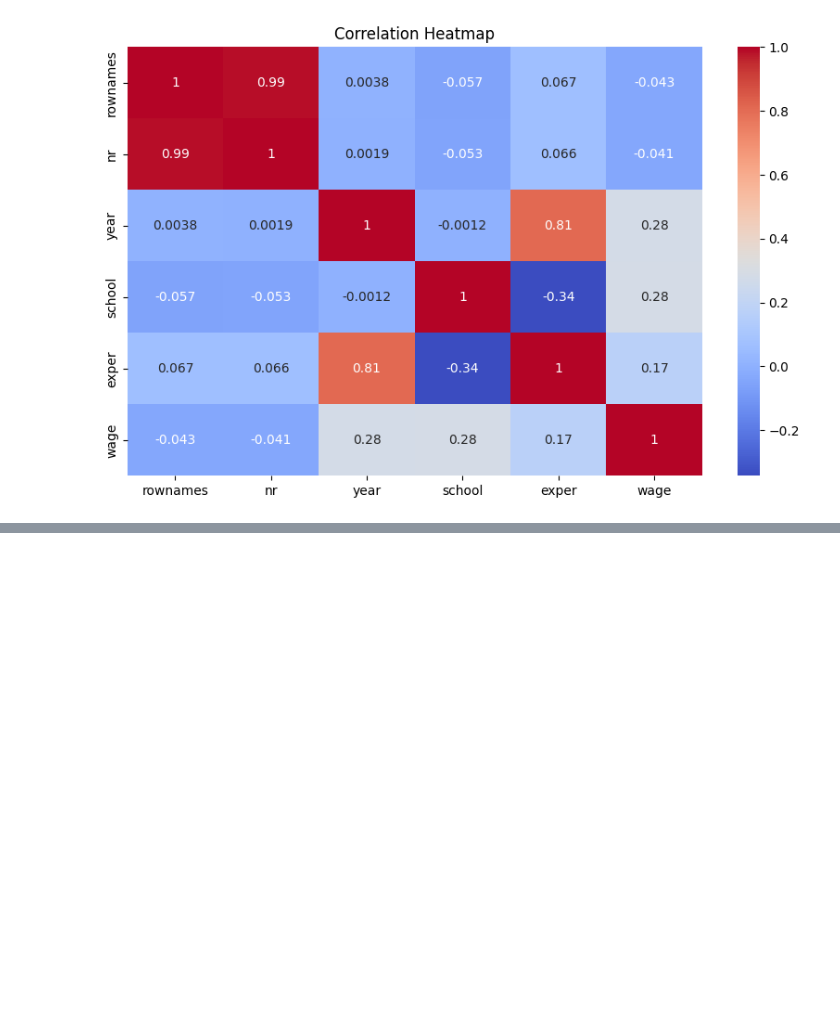
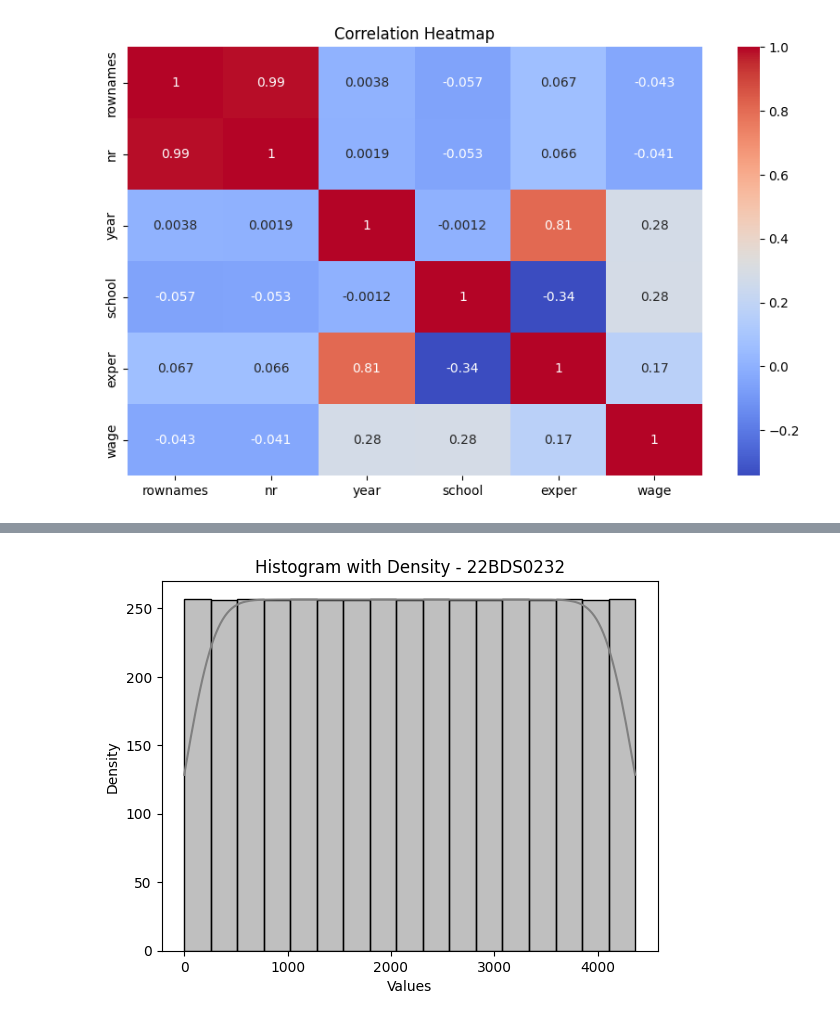
Before and after one commit to 01Kanishk10/Google-Colab-22BDS0232, a Jupyter notebook: 22BDS0232.ipynb, the cells around one changed output, grey strips where cells are left out. Saved outputs shown, nothing was run; the diff lists cells and outputs as text; code cells hidden in the pictures; blank space fills up the shorter version.

```diff
--- a/22BDS0232.ipynb
+++ b/22BDS0232.ipynb
@@ -139,0 +205,7 @@ plt.show()
+# %%
+#=== Visualization: Histogram with Density
+sns.histplot(df.iloc[:,0].dropna(), kde=True, color="gray")
+plt.title("Histogram with Density - 22BDS0232"); plt.xlabel("Values"); plt.ylabel("Density")
+plt.show()
+# %% [output]
+[figure, added]
```
Also changed, not shown: parts of 14 cells of this notebook.
